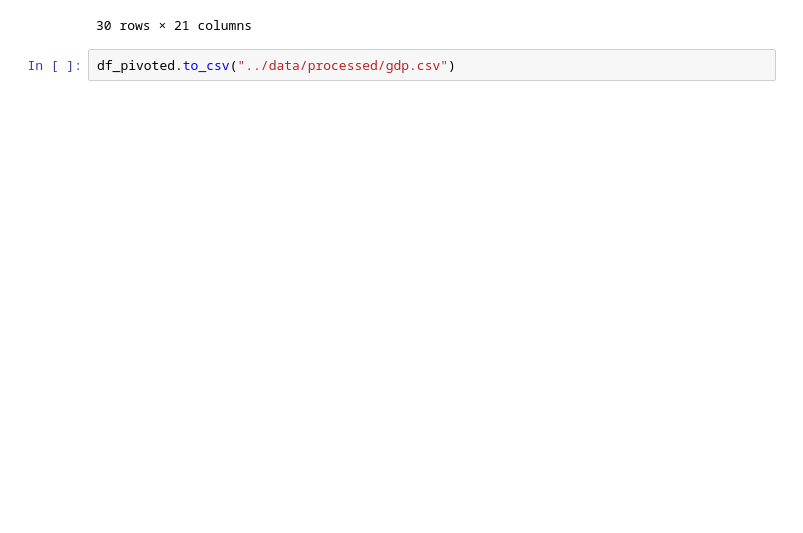
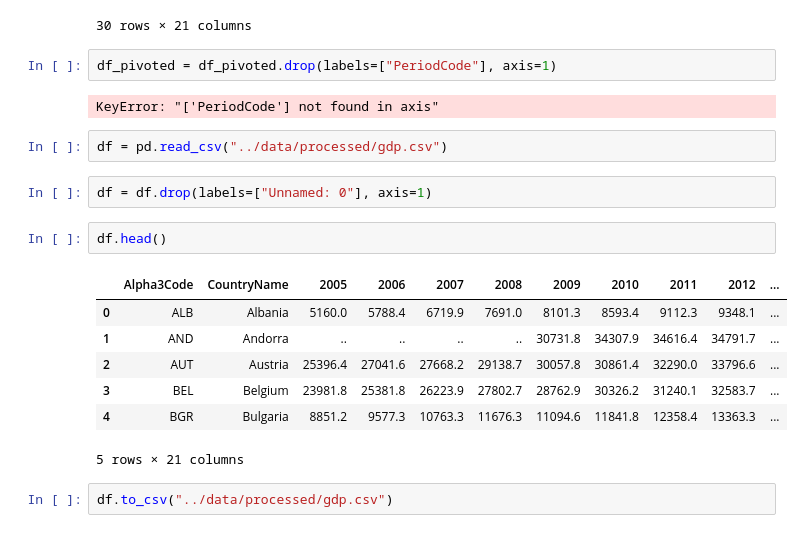
Before and after one commit to gonlyplease/corruption_analysis_europe, a Jupyter notebook: notebooks/preprocessing_gdp.ipynb, the cells around one changed output. Drawn from its saved outputs; the diff is of its cells as text; blank space fills up the shorter version.

```diff
--- a/notebooks/preprocessing_gdp.ipynb
+++ b/notebooks/preprocessing_gdp.ipynb
@@ -113,5 +113,23 @@ df_pivoted.head(30)
 | 28 | MCO | Monaco | .. | 91882.9 | 106610.2 | 110026.4 | 102158.3 | 106355.5 | 115376.7 | 116255.8 | ... |
 | 29 | MDA | Republic of Moldova | .. | .. | .. | .. | .. | 5572.5 | 6080.8 | 6477.0 | ... |
 30 rows × 21 columns
+# %%
+df_pivoted = df_pivoted.drop(labels=["PeriodCode"], axis=1)
+# %% [output]
+KeyError: "['PeriodCode'] not found in axis"
+# %%
+df = pd.read_csv("../data/processed/gdp.csv")
+# %%
+df = df.drop(labels=["Unnamed: 0"], axis=1)
+# %%
+df.head()
+# %% [output]
+|  | Alpha3Code | CountryName | 2005 | 2006 | 2007 | 2008 | 2009 | 2010 | 2011 | 2012 | ... |
+| 0 | ALB | Albania | 5160.0 | 5788.4 | 6719.9 | 7691.0 | 8101.3 | 8593.4 | 9112.3 | 9348.1 | ... |
+| 1 | AND | Andorra | .. | .. | .. | .. | 30731.8 | 34307.9 | 34616.4 | 34791.7 | ... |
+| 2 | AUT | Austria | 25396.4 | 27041.6 | 27668.2 | 29138.7 | 30057.8 | 30861.4 | 32290.0 | 33796.6 | ... |
+| 3 | BEL | Belgium | 23981.8 | 25381.8 | 26223.9 | 27802.7 | 28762.9 | 30326.2 | 31240.1 | 32583.7 | ... |
+| 4 | BGR | Bulgaria | 8851.2 | 9577.3 | 10763.3 | 11676.3 | 11094.6 | 11841.8 | 12358.4 | 13363.3 | ... |
+5 rows × 21 columns
 # %%
-df_pivoted.to_csv("../data/processed/gdp.csv")
+df.to_csv("../data/processed/gdp.csv")
```
Also changed, not shown: parts of 8 cells of this notebook, 1 other file.
